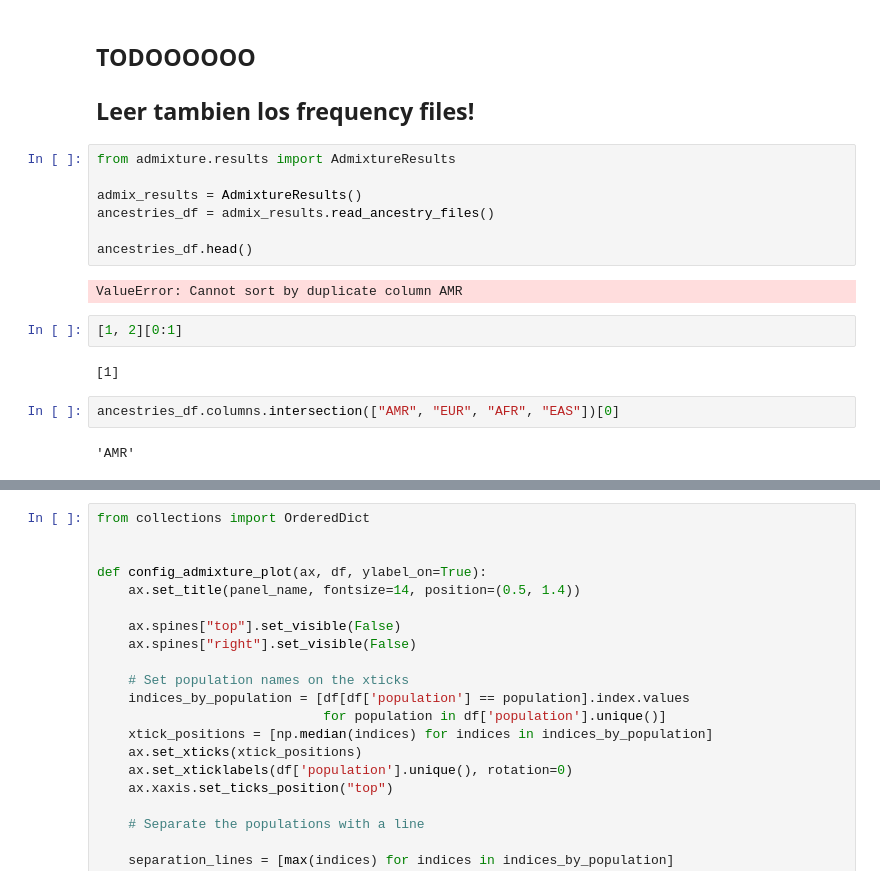
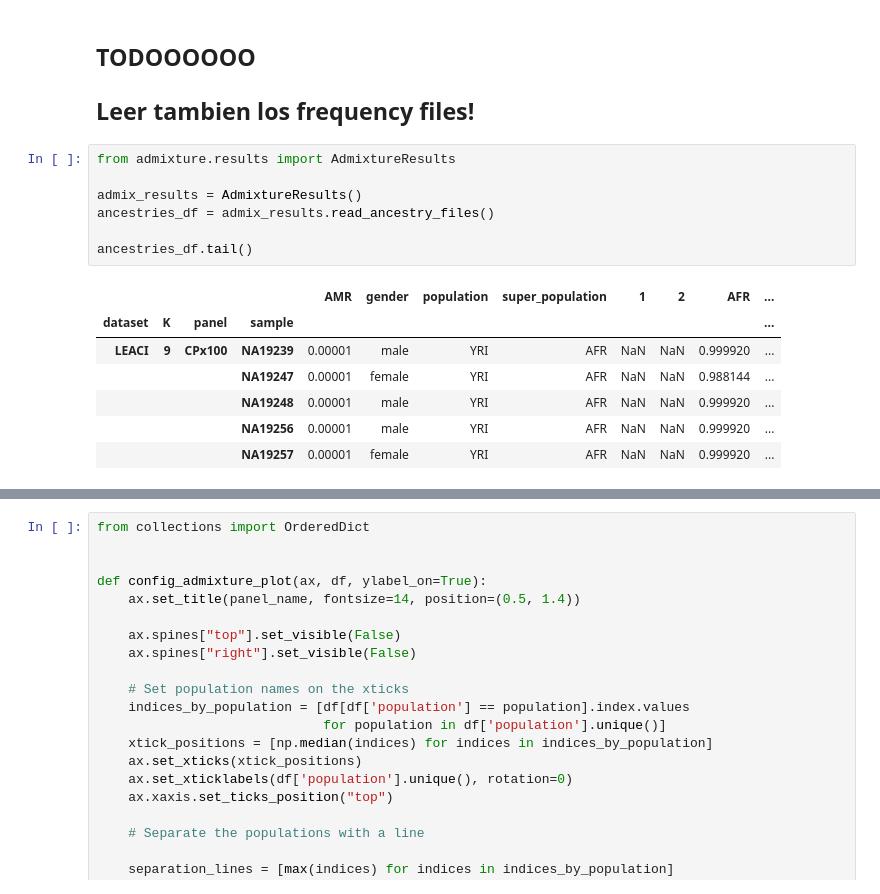
Before and after one commit to jmberros/tesina, a Jupyter notebook: tesina__ADMIXTURE.ipynb, the cells around one changed output, grey strips where cells are left out. Drawn from its saved outputs; the diff is of its cells as text.

```diff
--- a/tesina__ADMIXTURE.ipynb
+++ b/tesina__ADMIXTURE.ipynb
@@ -78,20 +66,18 @@ AdmixtureCVErrors().plot()
 # %%
 from admixture.results import AdmixtureResults
 
 admix_results = AdmixtureResults()
 ancestries_df = admix_results.read_ancestry_files()
 
-ancestries_df.head()
+ancestries_df.tail()
 # %% [output]
-ValueError: Cannot sort by duplicate column AMR
+|  |  |  |  | AMR | gender | population | super_population | 1 | 2 | AFR | ... |
+| dataset | K | panel | sample |  |  |  |  |  |  |  | ... |
+| LEACI | 9 | CPx100 | NA19239 | 0.00001 | male | YRI | AFR | NaN | NaN | 0.999920 | ... |
+|  |  |  | NA19247 | 0.00001 | female | YRI | AFR | NaN | NaN | 0.988144 | ... |
+|  |  |  | NA19248 | 0.00001 | male | YRI | AFR | NaN | NaN | 0.999920 | ... |
+|  |  |  | NA19256 | 0.00001 | male | YRI | AFR | NaN | NaN | 0.999920 | ... |
+|  |  |  | NA19257 | 0.00001 | female | YRI | AFR | NaN | NaN | 0.999920 | ... |
-# %%
-[1, 2][0:1]
-# %% [output]
-[1]
-# %%
-ancestries_df.columns.intersection(["AMR", "EUR", "AFR", "EAS"])[0]
-# %% [output]
-'AMR'
 # %%
 import seaborn as sns
 
```
Also changed, not shown: parts of 3 cells of this notebook, 1 other file.
